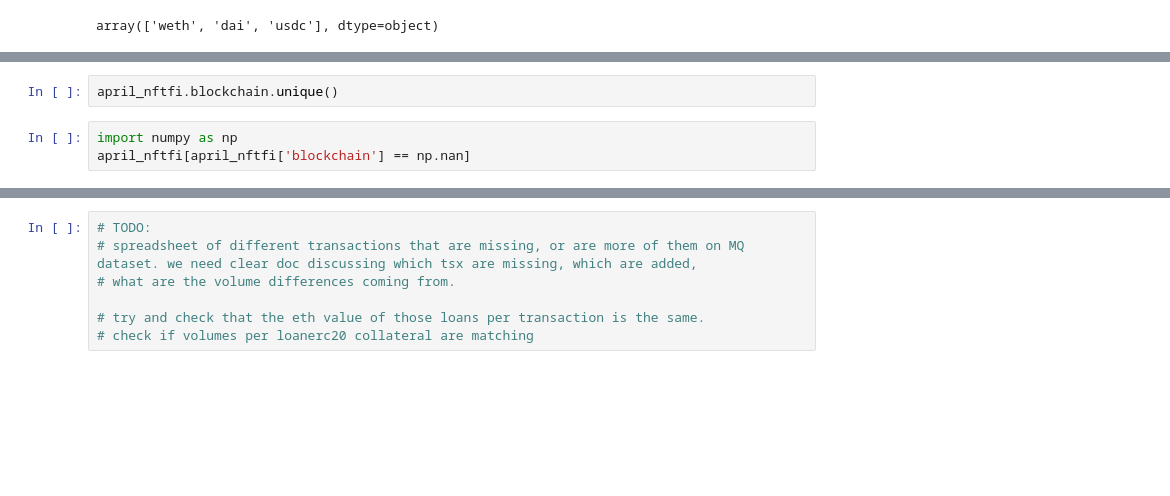
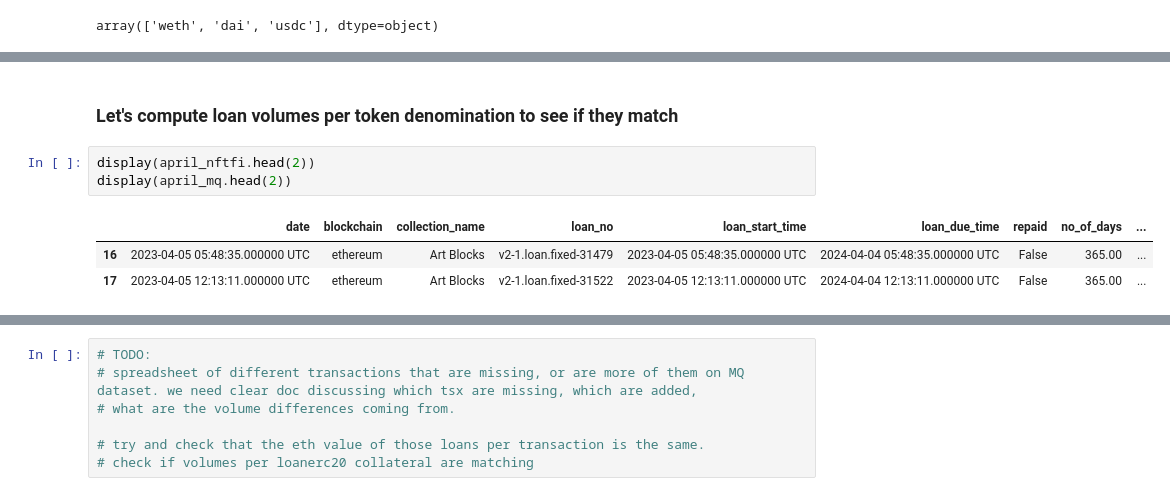
Before and after one commit to datagemsai/ChartGPT-API, a Jupyter notebook: analysis/nftfi_mq.ipynb, the cells around one changed output, grey strips where cells are left out. Drawn from its saved outputs; the diff is of its cells as text; blank space fills up the shorter version.

Commit message:
add and analyse volumes per erc20

```diff
--- a/analysis/nftfi_mq.ipynb
+++ b/analysis/nftfi_mq.ipynb
@@ -269,5 +274,9 @@ NameError: name 'aa' is not defined
-# %%
-april_nftfi.blockchain.unique()
-# %%
-import numpy as np
-april_nftfi[april_nftfi['blockchain'] == np.nan]
+# %% [markdown]
+### Let's compute loan volumes per token denomination to see if they match
+# %%
+display(april_nftfi.head(2))
+display(april_mq.head(2))
+# %% [output]
+|  | date | blockchain | collection_name | loan_no | loan_start_time | loan_due_time | repaid | no_of_days | ... |
+| 16 | 2023-04-05 05:48:35.000000 UTC | ethereum | Art Blocks | v2-1.loan.fixed-31479 | 2023-04-05 05:48:35.000000 UTC | 2024-04-04 05:48:35.000000 UTC | False | 365.00 | ... |
+| 17 | 2023-04-05 12:13:11.000000 UTC | ethereum | Art Blocks | v2-1.loan.fixed-31522 | 2023-04-05 12:13:11.000000 UTC | 2024-04-04 12:13:11.000000 UTC | False | 365.00 | ... |
```
Also changed, not shown: parts of 21 cells of this notebook.
